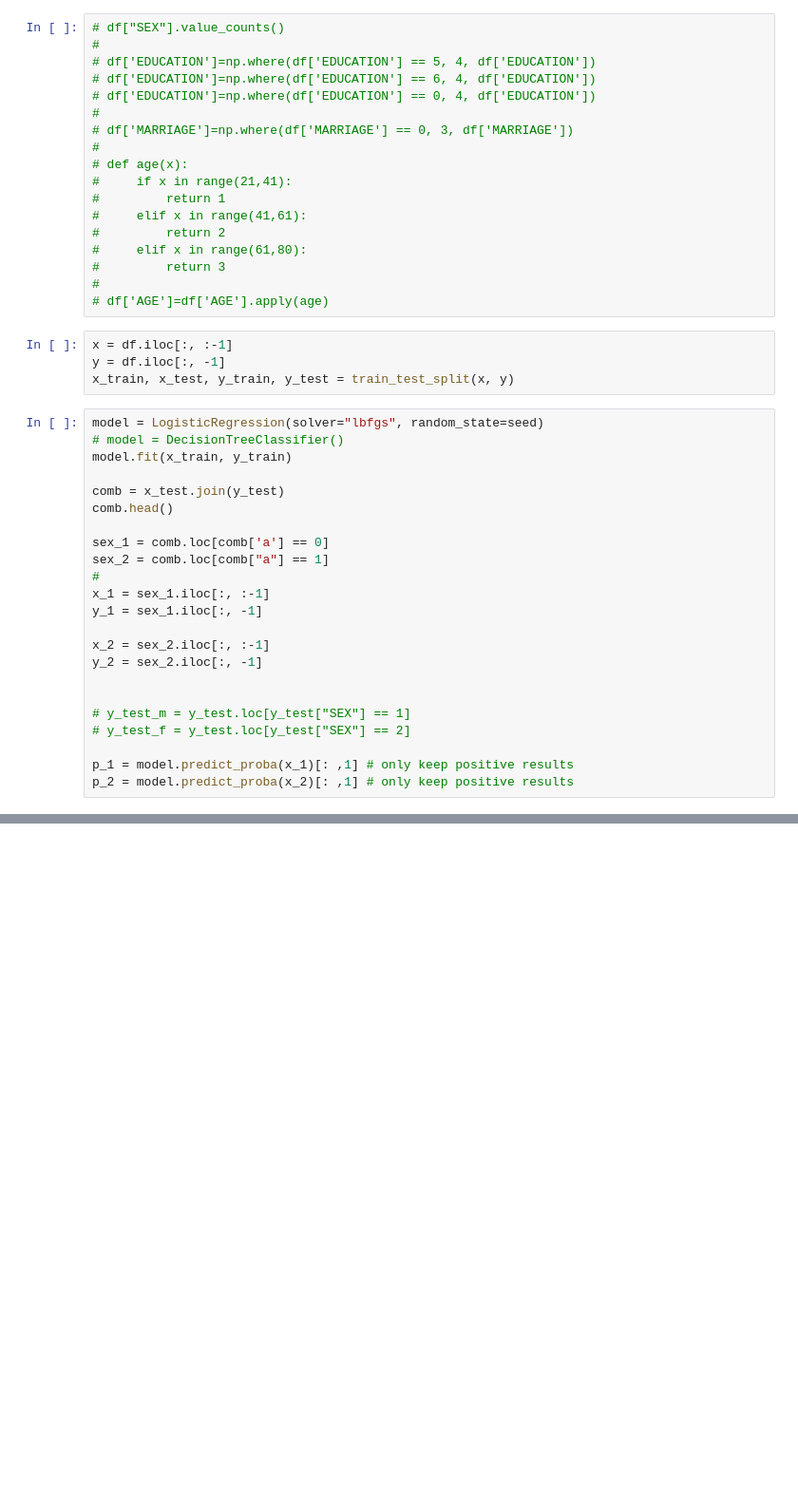
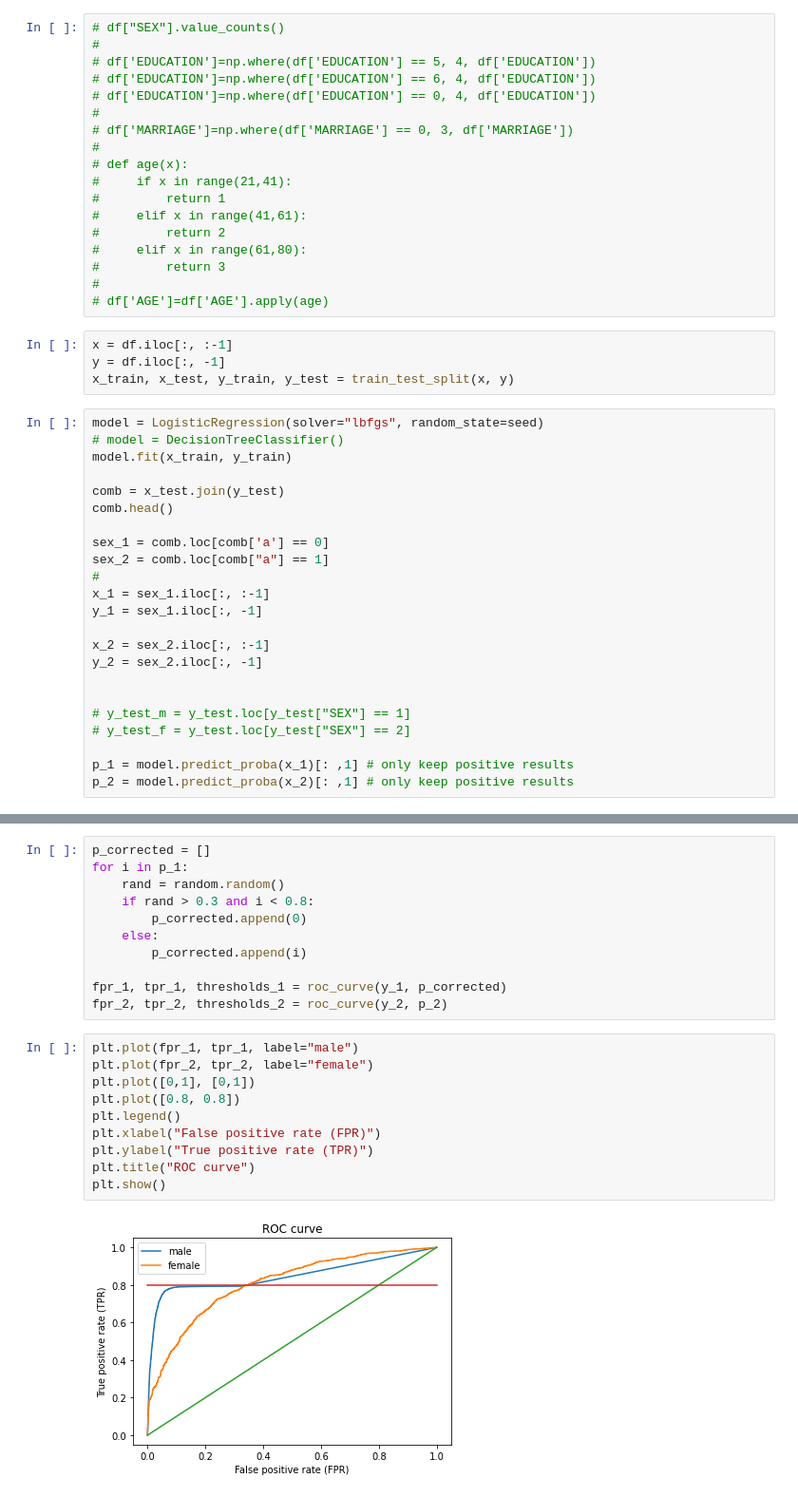
Before and after one commit to stijnrosaer/equal-odds-predictor, a Jupyter notebook: equal-odds.ipynb, the cells around one changed output, grey strips where cells are left out. Shown: that part at 95% size. Cells and saved outputs as stored; diff of their text form; blank space fills up the shorter version.

```diff
--- a/equal-odds.ipynb
+++ b/equal-odds.ipynb
@@ -108,0 +145,23 @@ plt.show()
+# %%
+p_corrected = []
+for i in p_1:
+    rand = random.random()
+    if rand > 0.3 and i < 0.8:
+        p_corrected.append(0)
+    else:
+        p_corrected.append(i)
+
+fpr_1, tpr_1, thresholds_1 = roc_curve(y_1, p_corrected)
+fpr_2, tpr_2, thresholds_2 = roc_curve(y_2, p_2)
+# %%
+plt.plot(fpr_1, tpr_1, label="male")
+plt.plot(fpr_2, tpr_2, label="female")
+plt.plot([0,1], [0,1])
+plt.plot([0.8, 0.8])
+plt.legend()
+plt.xlabel("False positive rate (FPR)")
+plt.ylabel("True positive rate (TPR)")
+plt.title("ROC curve")
+plt.show()
+# %% [output]
+[figure, added]
```
Also changed, not shown: parts of 8 cells of this notebook.
